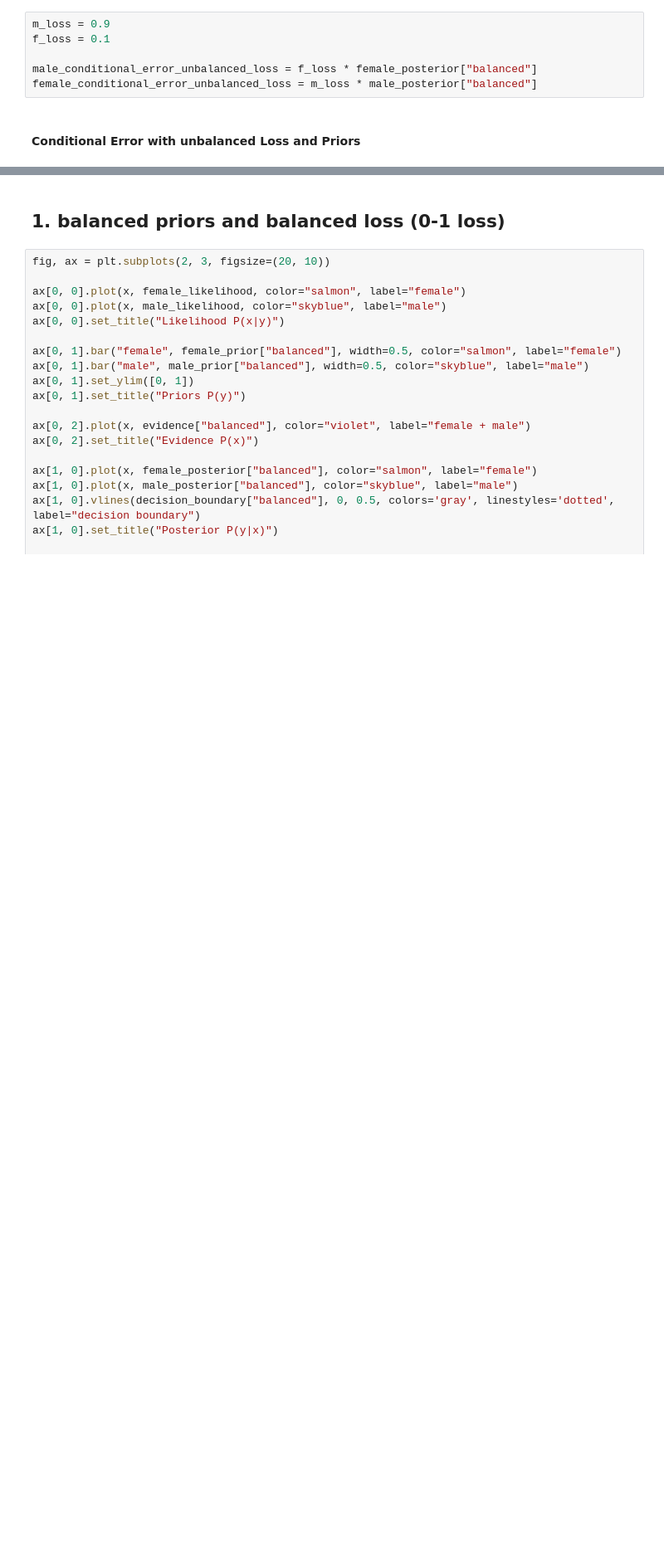
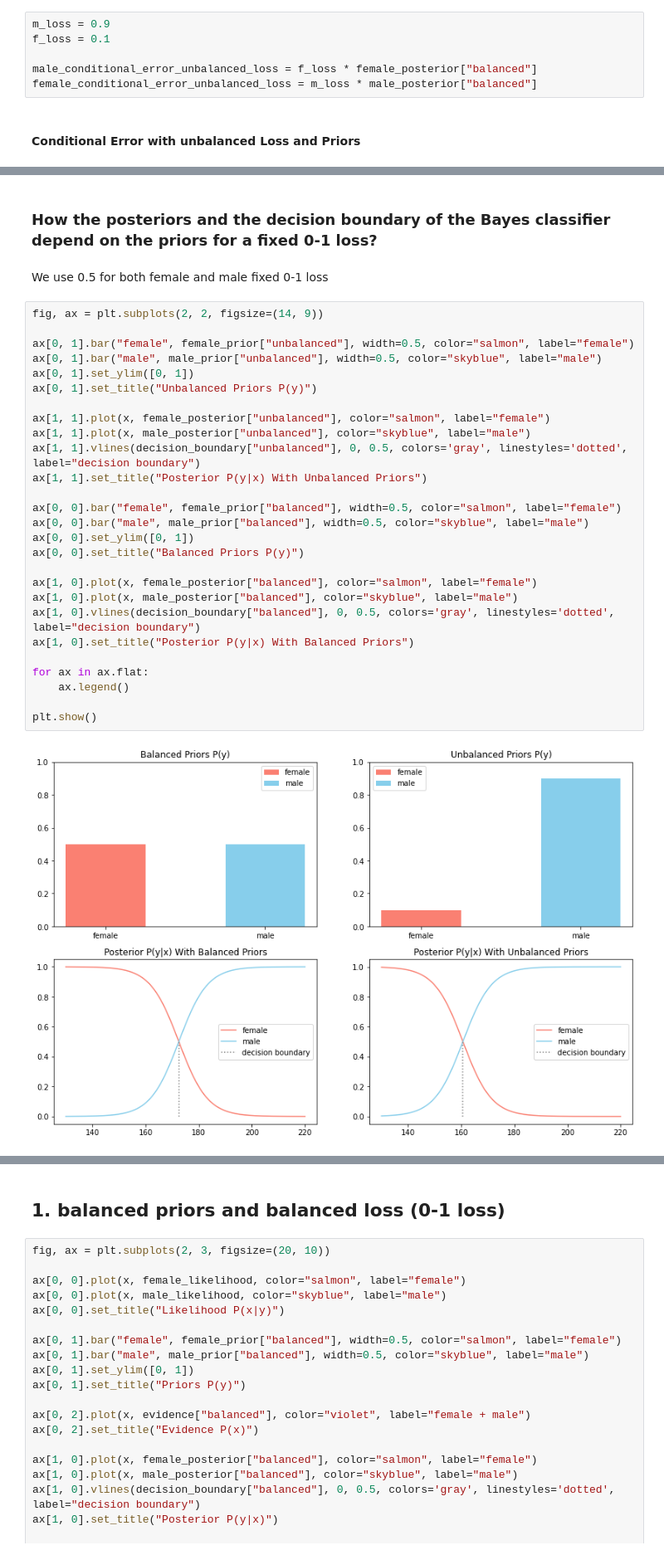
Before and after one commit to nabilfatih/Bayesian-Decision-Theory, a Jupyter notebook: talk.ipynb, the cells around one changed output, grey strips where cells are left out. Shown at 83% size. Drawn from its saved outputs; the diff is of its cells as text; blank space fills up the shorter version.

```diff
--- a/talk.ipynb
+++ b/talk.ipynb
@@ -98,0 +107,33 @@ female_conditional_error_unbalanced_loss_prior = m_loss * male_posterior["unbala
+# %% [markdown]
+### How the posteriors and the decision boundary of the Bayes classifier depend on the priors for a fixed 0-1 loss?
+# %% [markdown]
+We use 0.5 for both female and male fixed 0-1 loss
+# %%
+fig, ax = plt.subplots(2, 2, figsize=(14, 9))
+
+ax[0, 1].bar("female", female_prior["unbalanced"], width=0.5, color="salmon", label="female")
+ax[0, 1].bar("male", male_prior["unbalanced"], width=0.5, color="skyblue", label="male")
+ax[0, 1].set_ylim([0, 1])
+ax[0, 1].set_title("Unbalanced Priors P(y)")
+
+ax[1, 1].plot(x, female_posterior["unbalanced"], color="salmon", label="female")
+ax[1, 1].plot(x, male_posterior["unbalanced"], color="skyblue", label="male")
+ax[1, 1].vlines(decision_boundary["unbalanced"], 0, 0.5, colors='gray', linestyles='dotted', label="decision boundary")
+ax[1, 1].set_title("Posterior P(y|x) With Unbalanced Priors")
+
+ax[0, 0].bar("female", female_prior["balanced"], width=0.5, color="salmon", label="female")
+ax[0, 0].bar("male", male_prior["balanced"], width=0.5, color="skyblue", label="male")
+ax[0, 0].set_ylim([0, 1])
+ax[0, 0].set_title("Balanced Priors P(y)")
+
+ax[1, 0].plot(x, female_posterior["balanced"], color="salmon", label="female")
+ax[1, 0].plot(x, male_posterior["balanced"], color="skyblue", label="male")
+ax[1, 0].vlines(decision_boundary["balanced"], 0, 0.5, colors='gray', linestyles='dotted', label="decision boundary")
+ax[1, 0].set_title("Posterior P(y|x) With Balanced Priors")
+
+for ax in ax.flat:
+    ax.legend()
+
+plt.show()
+# %% [output]
+[figure, added]
```
Also changed, not shown: parts of 7 cells of this notebook, 2 other files.
